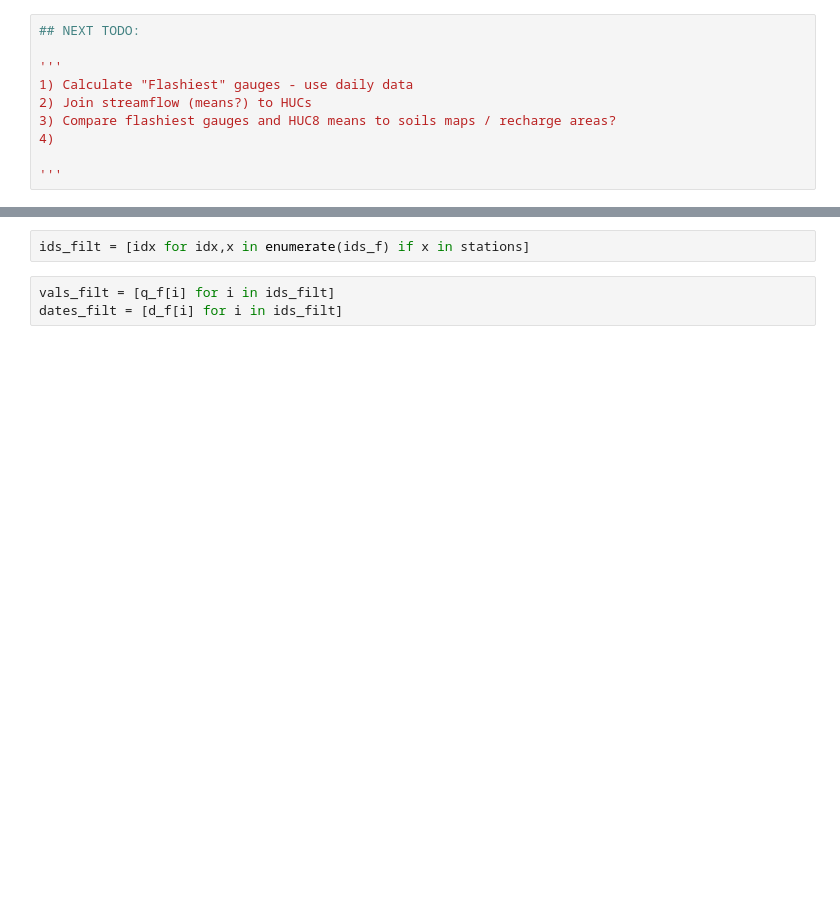
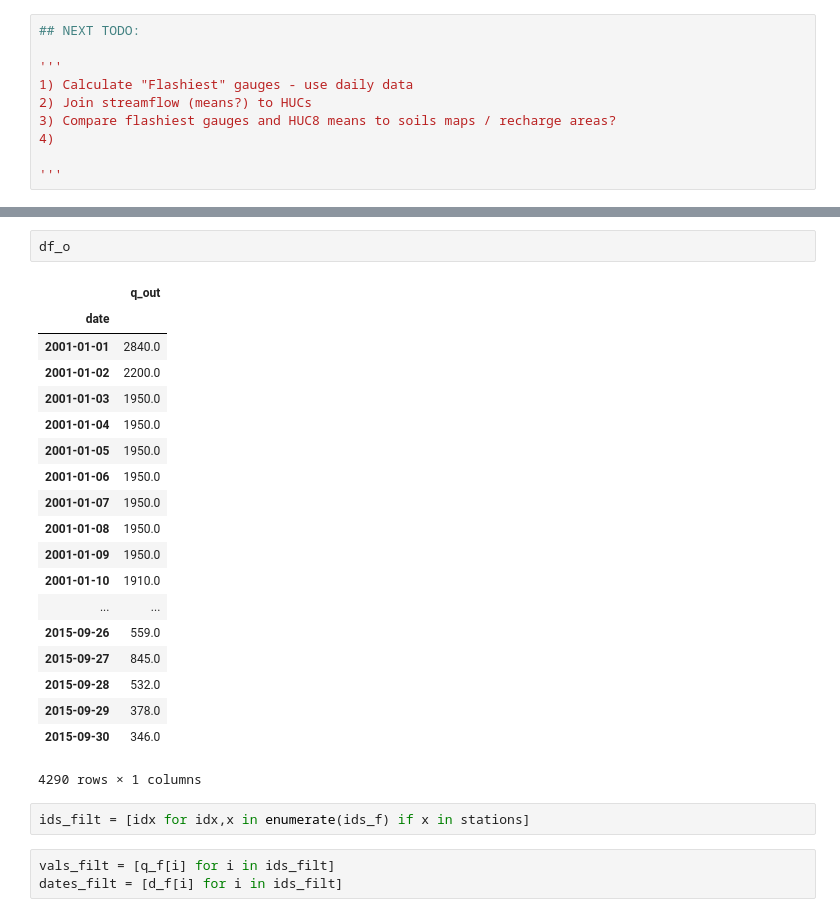
Before and after one commit to kashingtonDC/cvwbm, a Jupyter notebook: code/Qs_in.ipynb, the cells around one changed output, grey strips where cells are left out. Drawn from its saved outputs; the diff is of its cells as text; blank space fills up the shorter version.

```diff
--- a/code/Qs_in.ipynb
+++ b/code/Qs_in.ipynb
@@ -450,6 +457,28 @@ outflow
 # %% [output]
 |  | 0 | geometry | Q | ID | dates | mean |
 | 492 | POINT (-118.8056509 34.9294166) | POINT (-118.8056509 34.9294166) | [2840.0, 2200.0, 1950.0, 1950.0, ... | 11109396 | [2001-01-01 00:00:00, 2001-01-02 ... | 2028.095338 |
+# %%
+df_o
+# %% [output]
+|  | q_out |
+| date |  |
+| 2001-01-01 | 2840.0 |
+| 2001-01-02 | 2200.0 |
+| 2001-01-03 | 1950.0 |
+| 2001-01-04 | 1950.0 |
+| 2001-01-05 | 1950.0 |
+| 2001-01-06 | 1950.0 |
+| 2001-01-07 | 1950.0 |
+| 2001-01-08 | 1950.0 |
+| 2001-01-09 | 1950.0 |
+| 2001-01-10 | 1910.0 |
+| ... | ... |
+| 2015-09-26 | 559.0 |
+| 2015-09-27 | 845.0 |
+| 2015-09-28 | 532.0 |
+| 2015-09-29 | 378.0 |
+| 2015-09-30 | 346.0 |
+4290 rows × 1 columns
 # %%
 ids_filt = [idx for idx,x in enumerate(ids_f) if x in stations]
 # %%
```
Also changed, not shown: parts of 4 cells of this notebook, 1 other file.
